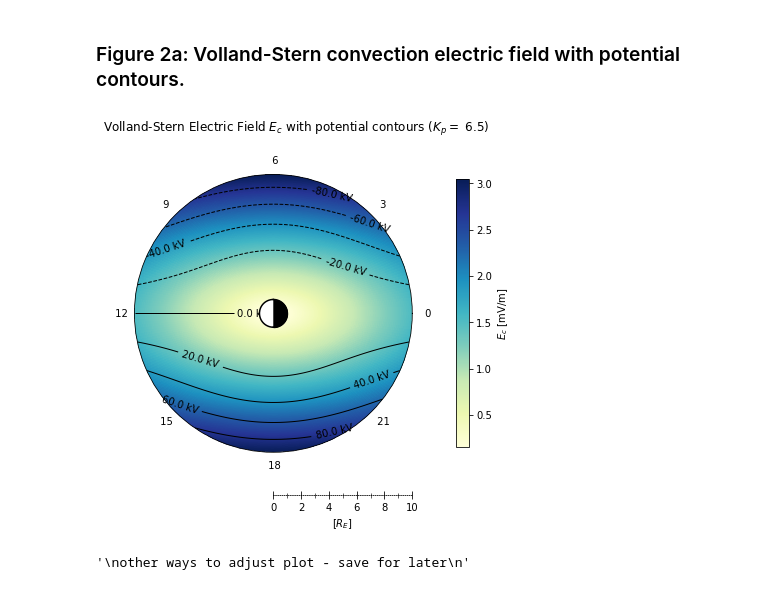
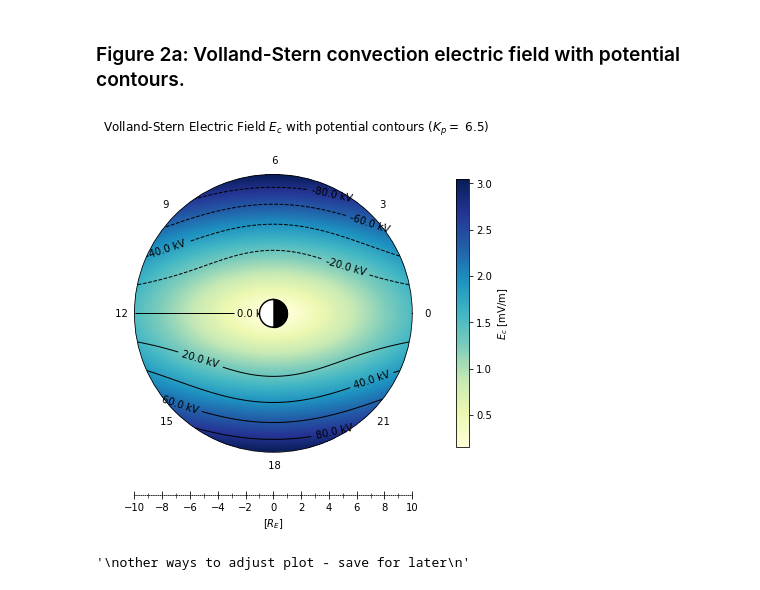
Before and after one commit to argallmr/imef, a Jupyter notebook: particle-tracing/electric-field/Volland-Stern.ipynb, the cells around one changed output. Drawn from its saved outputs; the diff is of its cells as text; code cells hidden in the pictures.

```diff
--- a/particle-tracing/electric-field/Volland-Stern.ipynb
+++ b/particle-tracing/electric-field/Volland-Stern.ipynb
@@ -312,35 +311,35 @@ ax1 = axes[0, 0]
 
 # plot E-field
 eplot = ax1.pcolormesh(phi, rscale, emap_new, cmap=cseq, shading='nearest')
 fig.colorbar(eplot, ax=ax1, pad=0.13, fraction=0.04, label="$E_c$ [mV/m]")
 
 # plot potential contours
 uplot = ax1.contour(phi, rscale, umap_new, 10, colors='k', linewidths=1)
 ax1.clabel(uplot, uplot.levels, fmt = '%.1f kV')
 
 # scale angular by MLT
 scale_ang = ticker.FuncFormatter(lambda phi, pos: '{0: .0f}'.format(math.degrees(phi/15)))
 ax1.xaxis.set_major_formatter(scale_ang)
 
 # hide radial labels
 ax1.set_yticklabels([])
 
 # RE-scaled subaxis
-add_offscale_RE(ax1, 10)
+add_offscale_RE(ax1, 10, half=False)
 
 # set title
 fig.suptitle(f"Volland-Stern Electric Field $E_c$ with potential contours ($K_p =$ {kp})", y = 0.95)
 
 # draw the earth
 draw_earth(ax1, polar=True, style=False, zorder=10)
 
 plt.show()
 
 # save figure
 # fname = 'plot_VS_efield_full'
 #plt.savefig('../bin/'+fname+'.png',bbox_inches='tight', dpi=150)
 # %% [output]
-[figure, old version]
+[figure, new version]
 # %%
 '''
 other ways to adjust plot - save for later
```
Also changed, not shown: parts of 4 cells of this notebook, 1 other file.
